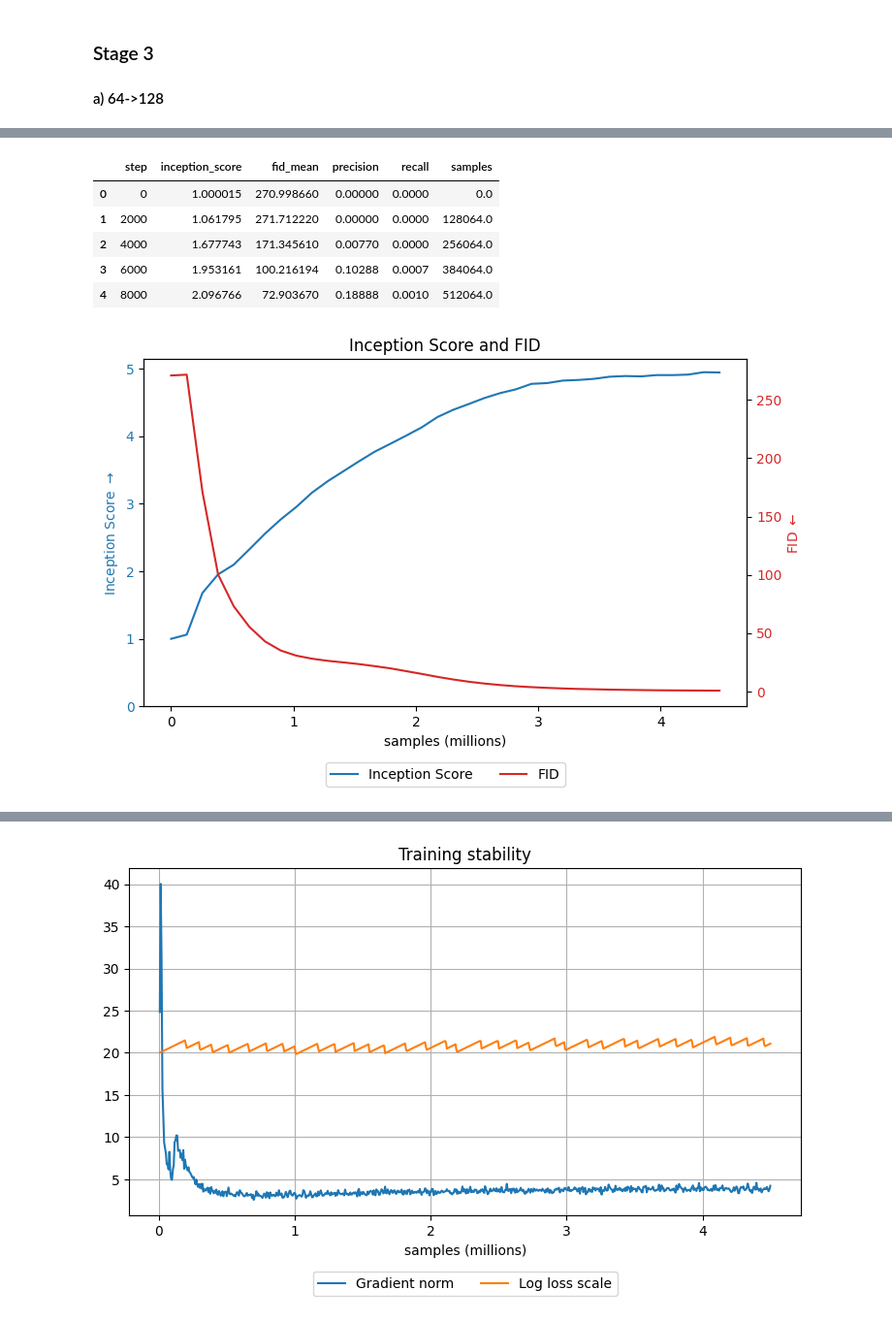
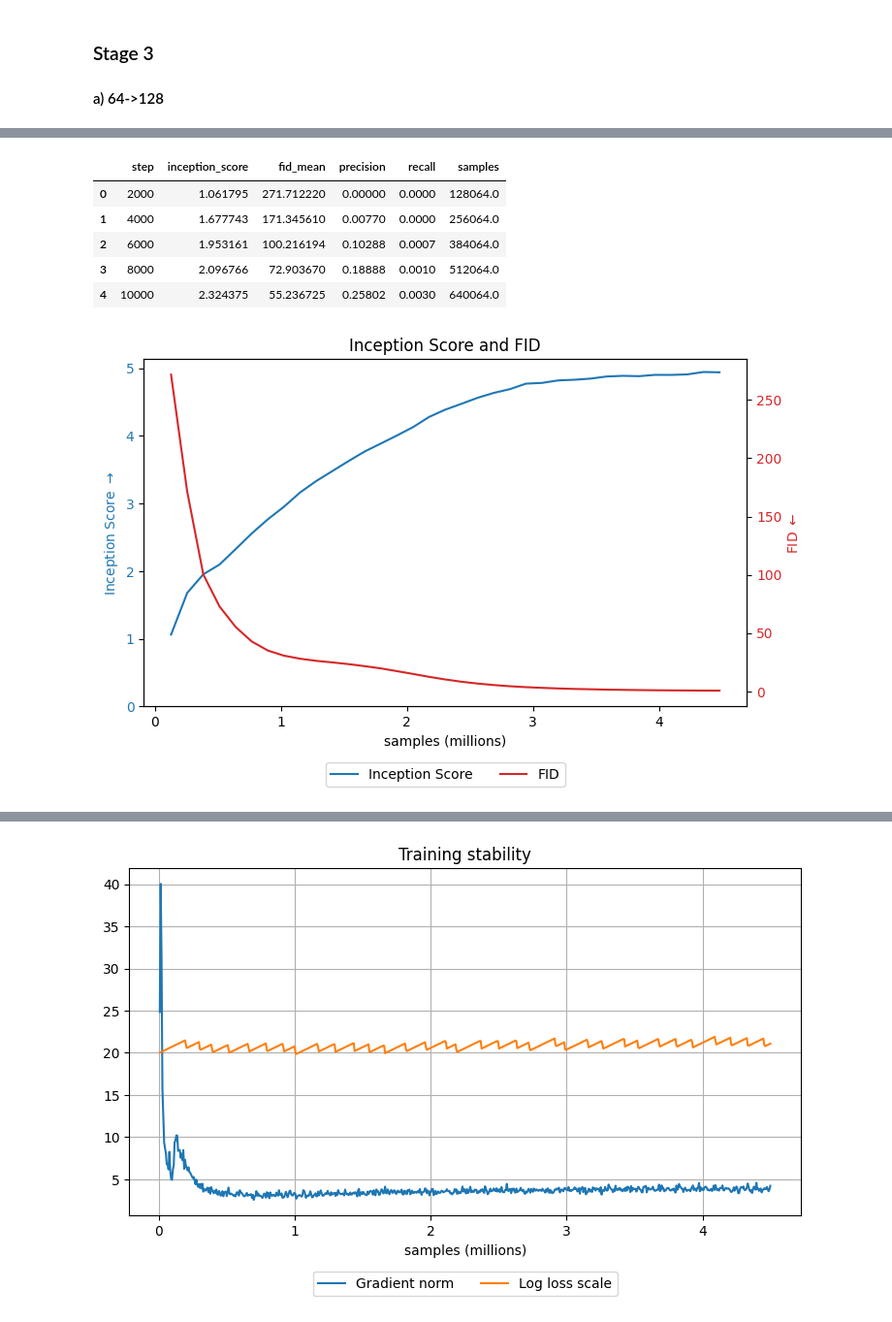
Before and after one commit to kbratosi/pagoda, a Jupyter notebook: analysis/unconditional.ipynb, the cells around one changed output, grey strips where cells are left out. Shown at 97% size. Cells and saved outputs as stored; diff of their text form; code cells hidden in the pictures.

```diff
--- a/analysis/unconditional.ipynb
+++ b/analysis/unconditional.ipynb
@@ -6,7 +6,7 @@ import matplotlib.pyplot as plt
 from matplotlib.ticker import FuncFormatter
 from pathlib import Path
 # %%
-def plot_is(df):
+def plot_is(df, stage):
     _, ax = plt.subplots(figsize=(7.5, 5))
     ln1 = ax.plot(df['samples'], df['inception_score'], label='Inception Score', color="C0")[0]
     ax.set_title("Inception Score and FID")
@@ -27,5 +27,6 @@ def plot_is(df):
     ax.legend(handles=[ln1, ln2], loc='lower center', bbox_to_anchor=(0.5, -0.25), ncol=2)
 
     plt.tight_layout()
+    plt.savefig(f"graphs/{stage}_is.pdf", format='pdf')
     plt.show()
 # %%
@@ -240,18 +242,17 @@ Loaded progress.csv — shape: (703, 9)
 | 4 | 0.194442 | 0.070404 | 12.420228 | 20.2245 | 0.051610 | ... |
 # %%
 stage3a_samples_for_df = np.interp(stage3a_df['step'].values, stage3a_df2['step'].values, stage3a_df2['samples'].values)
-stage3a_samples_for_df[0] = 0.0
 stage3a_df['samples'] = stage3a_samples_for_df
 display(stage3a_df.head())
 # %% [output]
 |  | step | inception_score | fid_mean | precision | recall | samples |
-| 0 | 0 | 1.000015 | 270.998660 | 0.00000 | 0.0000 | 0.0 |
-| 1 | 2000 | 1.061795 | 271.712220 | 0.00000 | 0.0000 | 128064.0 |
-| 2 | 4000 | 1.677743 | 171.345610 | 0.00770 | 0.0000 | 256064.0 |
-| 3 | 6000 | 1.953161 | 100.216194 | 0.10288 | 0.0007 | 384064.0 |
-| 4 | 8000 | 2.096766 | 72.903670 | 0.18888 | 0.0010 | 512064.0 |
+| 0 | 2000 | 1.061795 | 271.712220 | 0.00000 | 0.0000 | 128064.0 |
+| 1 | 4000 | 1.677743 | 171.345610 | 0.00770 | 0.0000 | 256064.0 |
+| 2 | 6000 | 1.953161 | 100.216194 | 0.10288 | 0.0007 | 384064.0 |
+| 3 | 8000 | 2.096766 | 72.903670 | 0.18888 | 0.0010 | 512064.0 |
+| 4 | 10000 | 2.324375 | 55.236725 | 0.25802 | 0.0030 | 640064.0 |
 # %%
-plot_is(stage3a_df)
+plot_is(stage3a_df, "stage3a")
 # %% [output]
-[figure, old version]
+[figure, new version]
 # %%
```
Also changed, not shown: parts of 28 cells of this notebook, 25 other files.
